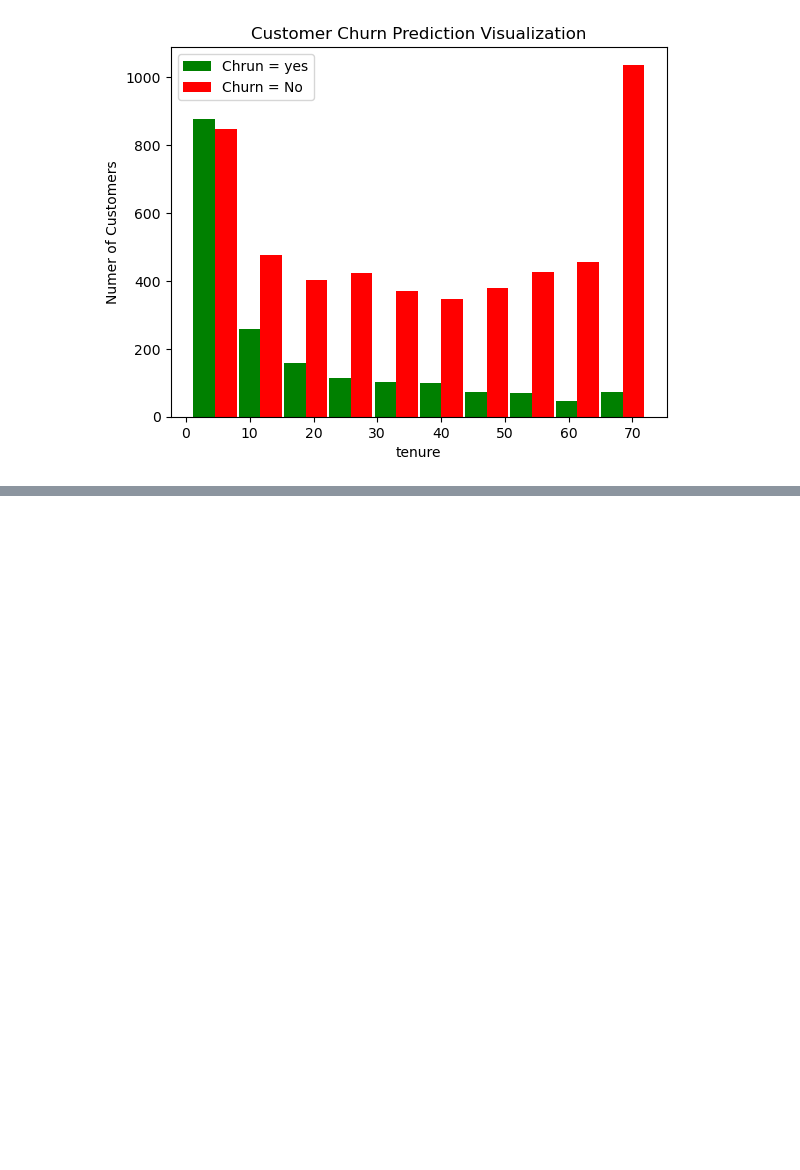
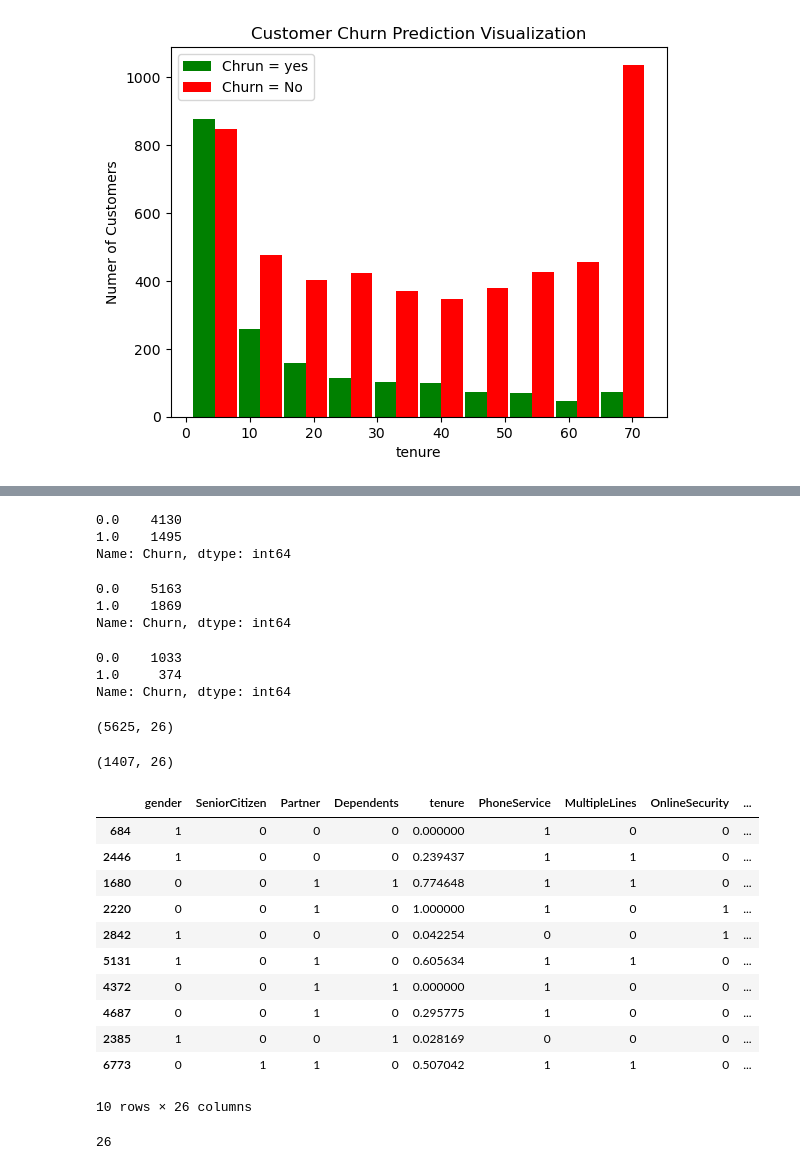
Before and after one commit to Innovanito/deep-learing-basics, a Jupyter notebook: Handling imbalanced dataset/main.ipynb, the cells around one changed output, grey strips where cells are left out. Saved outputs shown, nothing was run; the diff lists cells and outputs as text; code cells hidden in the pictures; blank space fills up the shorter version.

```diff
--- a/Handling imbalanced dataset/main.ipynb
+++ b/Handling imbalanced dataset/main.ipynb
@@ -162,0 +250,2 @@ plt.legend()
+# %%
+df1['gender'].replace({'Female' : 1, 'Male': 0}, inplace=True)
@@ -162,0 +256,3 @@ plt.legend()
+# %%
+df2 = pd.get_dummies(data=df1, columns=['InternetService', 'Contract', 'PaymentMethod'])
+df2.columns
@@ -162,0 +300,6 @@ plt.legend()
+# %%
+cols_to_scale = ['tenure', 'MonthlyCharges', 'TotalCharges']
+
+from sklearn.preprocessing import MinMaxScaler
+scaler = MinMaxScaler()
+df2[cols_to_scale] = scaler.fit_transform(df2[cols_to_scale])
@@ -162,0 +327,51 @@ plt.legend()
+# %%
+X = df2.drop('Churn', axis='columns')
+y = testLabels = df2.Churn.astype(np.float32)
+
+from sklearn.model_selection import train_test_split
+X_train, X_test, y_train, y_test = train_test_split(X, y, test_size=0.2, random_state=15, stratify=y)
+# %%
+y_train.value_counts()
+# %% [output]
+0.0    4130
+1.0    1495
+Name: Churn, dtype: int64
+# %%
+y.value_counts()
+# %% [output]
+0.0    5163
+1.0    1869
+Name: Churn, dtype: int64
+# %%
+y_test.value_counts()
+# %% [output]
+0.0    1033
+1.0     374
+Name: Churn, dtype: int64
+# %%
+X_train.shape
+# %% [output]
+(5625, 26)
+# %%
+X_test.shape
+# %% [output]
+(1407, 26)
+# %%
+X_train[:10]
+# %% [output]
+|  | gender | SeniorCitizen | Partner | Dependents | tenure | PhoneService | MultipleLines | OnlineSecurity | ... |
+| 684 | 1 | 0 | 0 | 0 | 0.000000 | 1 | 0 | 0 | ... |
+| 2446 | 1 | 0 | 0 | 0 | 0.239437 | 1 | 1 | 0 | ... |
+| 1680 | 0 | 0 | 1 | 1 | 0.774648 | 1 | 1 | 0 | ... |
+| 2220 | 0 | 0 | 1 | 0 | 1.000000 | 1 | 0 | 1 | ... |
+| 2842 | 1 | 0 | 0 | 0 | 0.042254 | 0 | 0 | 1 | ... |
+| 5131 | 1 | 0 | 1 | 0 | 0.605634 | 1 | 1 | 0 | ... |
+| 4372 | 0 | 0 | 1 | 1 | 0.000000 | 1 | 0 | 0 | ... |
+| 4687 | 0 | 0 | 1 | 0 | 0.295775 | 1 | 0 | 0 | ... |
+| 2385 | 1 | 0 | 0 | 1 | 0.028169 | 0 | 0 | 0 | ... |
+| 6773 | 0 | 1 | 1 | 0 | 0.507042 | 1 | 1 | 0 | ... |
+10 rows × 26 columns
+# %%
+len(X_train.columns)
+# %% [output]
+26
```
Also changed, not shown: parts of 16 cells of this notebook.
